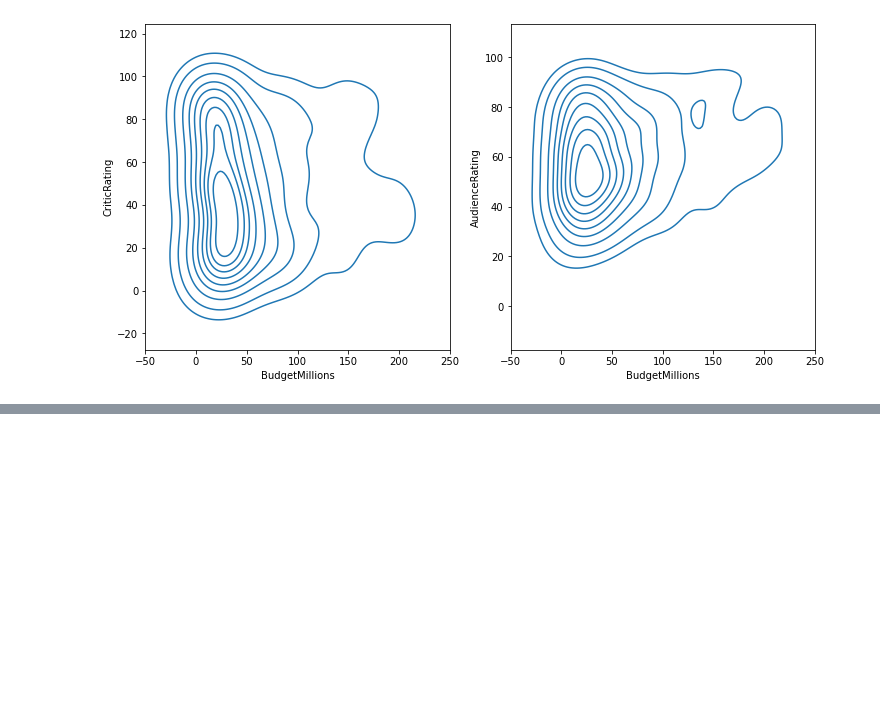
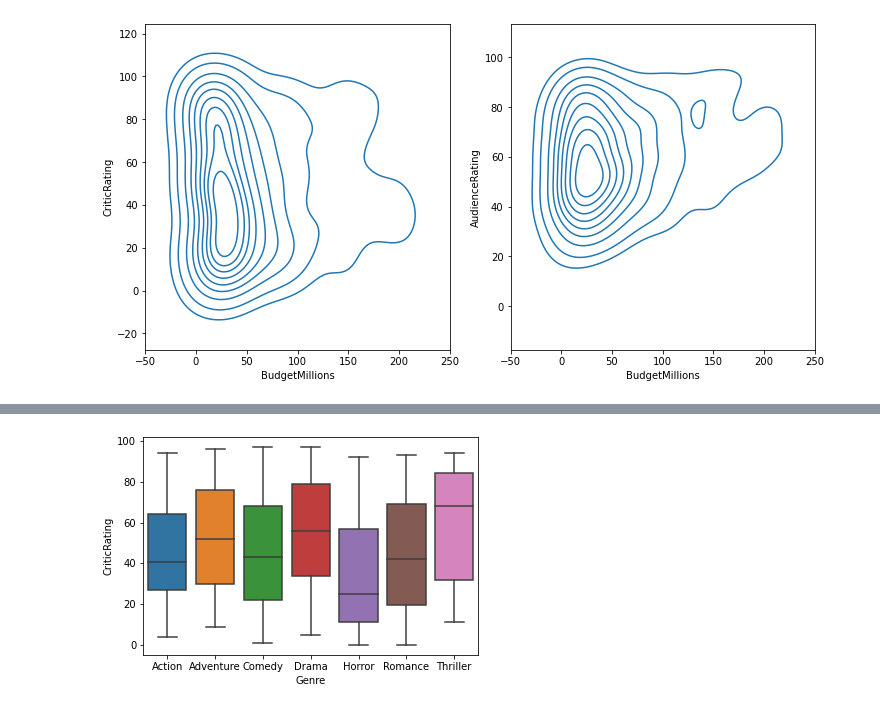
Before and after one commit to lazycoder181/JupyterNotebook, a Jupyter notebook: movie_analytics.ipynb, the cells around one changed output, grey strips where cells are left out. Cells and saved outputs as stored; diff of their text form; code cells hidden in the pictures; blank space fills up the shorter version.

```diff
--- a/movie_analytics.ipynb
+++ b/movie_analytics.ipynb
@@ -209,0 +216,4 @@ k3.set(xlim = (-50,250))
+# %%
+b1 = sns.boxplot(data = df_movie, x = 'Genre', y = 'CriticRating')
+# %% [output]
+[figure, added]
```
Also changed, not shown: parts of 9 cells of this notebook.
